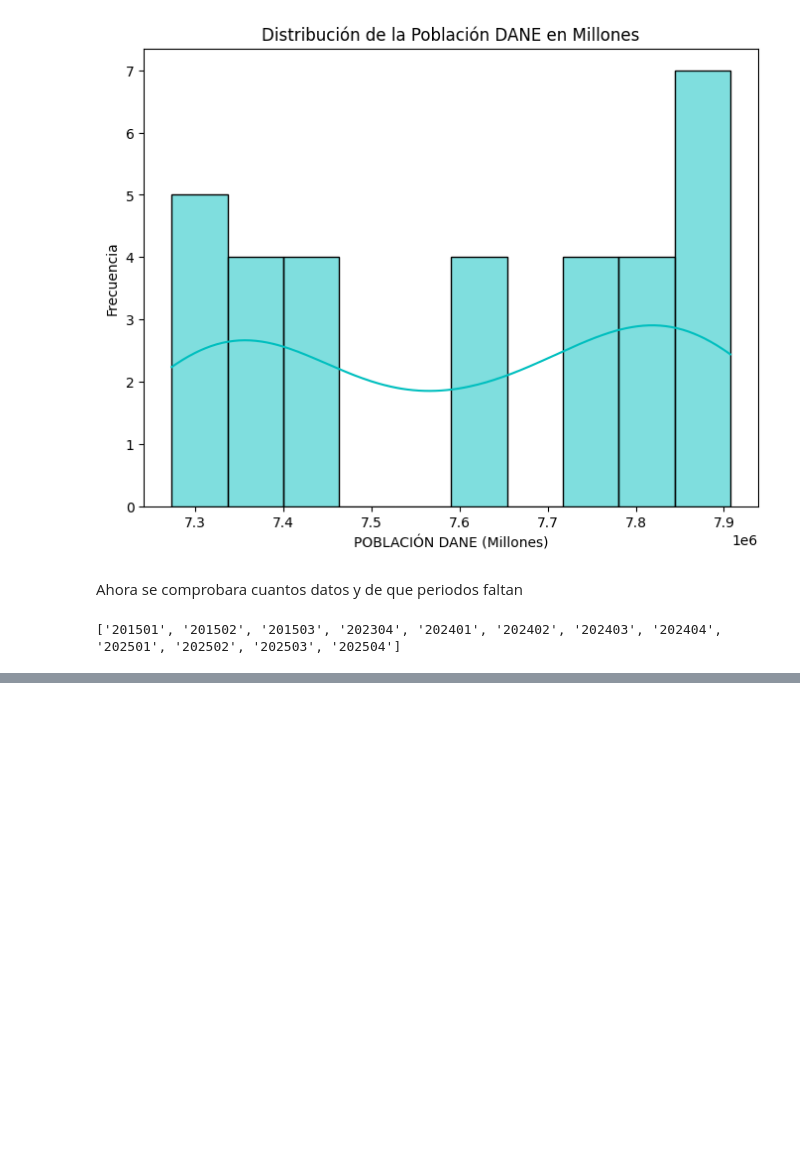
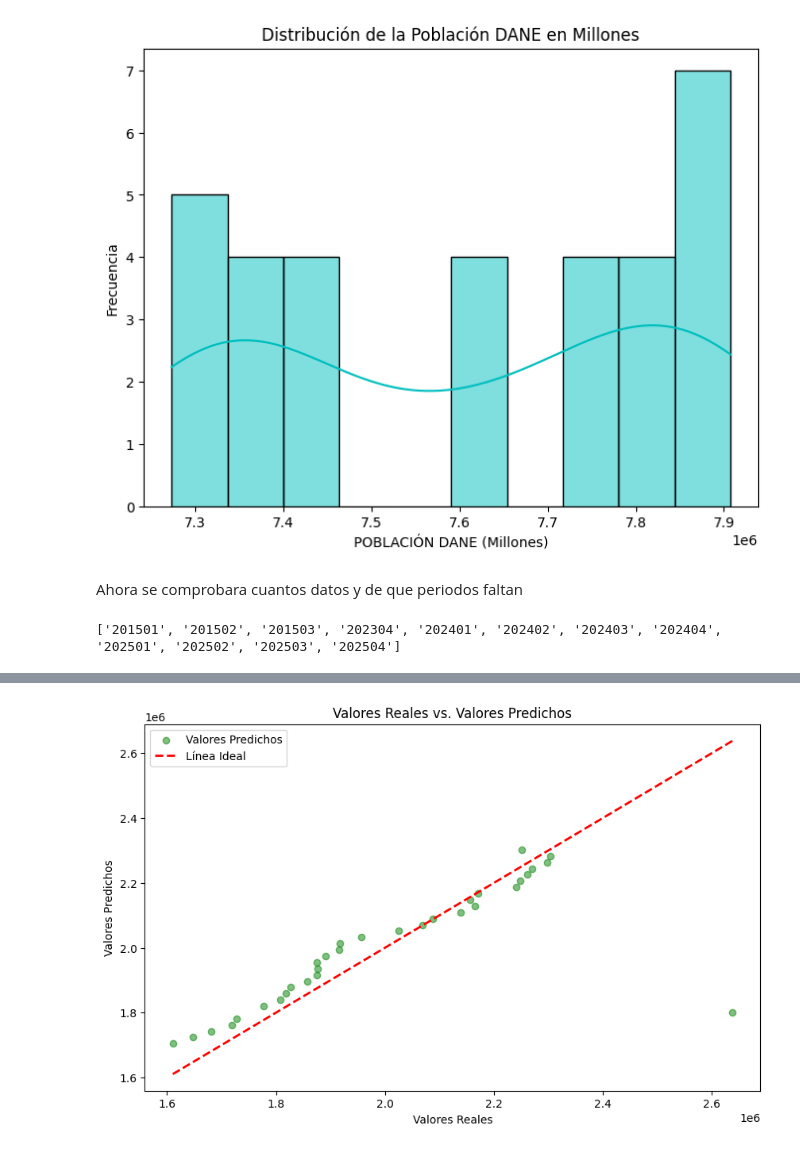
Before and after one commit to jvergara9208/TalentoTec_Jonathan, a Jupyter notebook: ProyectoTalentoTec.ipynb, the cells around one changed output, grey strips where cells are left out. Drawn from its saved outputs; the diff is of its cells as text; code cells hidden in the pictures; blank space fills up the shorter version.

```diff
--- a/ProyectoTalentoTec.ipynb
+++ b/ProyectoTalentoTec.ipynb
@@ -420,0 +581,15 @@ print(trimestres_faltantes)
+# %%
+import matplotlib.pyplot as plt
+
+
+# Gráfico de dispersión de valores reales vs. valores predichos
+plt.figure(figsize=(10, 6))
+plt.scatter(y, y_pred, alpha=0.5, color='green', label='Valores Predichos')
+plt.plot([y.min(), y.max()], [y.min(), y.max()], 'r--', lw=2, label='Línea Ideal')
+plt.xlabel('Valores Reales')
+plt.ylabel('Valores Predichos')
+plt.title('Valores Reales vs. Valores Predichos')
+plt.legend()
+plt.show()
+# %% [output]
+[figure, added]
```
Also changed, not shown: parts of 22 cells of this notebook, 1 other file.
